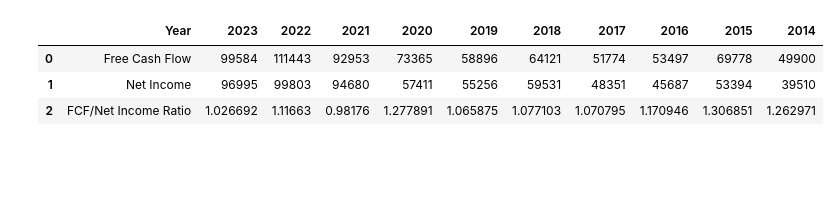
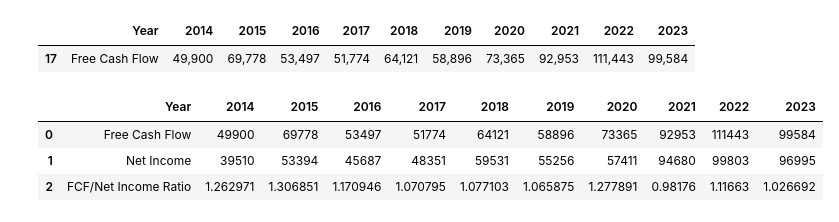
Before and after one commit to PhD1202/DCF-Automation, a Jupyter notebook: DCF Project.ipynb, the cells around one changed output. Drawn from its saved outputs; the diff is of its cells as text; code cells hidden in the pictures; blank space fills up the shorter version.

```diff
--- a/DCF Project.ipynb
+++ b/DCF Project.ipynb
@@ -17,12 +18,12 @@ def get_cashflow_statement(ticker):
 
     cash_flow_table = soup.find('table', class_ = "w-full border-separate border-spacing-0 whitespace-nowrap")
 
-    # Extract the column headers
+    #Extract the column headers
     headers = []
     for header in cash_flow_table.find_all('th'):
         headers.append(header.text.strip())
 
-    # Extract the table rows
+    #Extract the table rows
     rows = []
     for row in cash_flow_table.find_all('tr')[1:]:  # Skipping the header row
         cells = row.find_all('td')
@@ -31,7 +32,11 @@ def get_cashflow_statement(ticker):
 
     # Convert the data into a DataFrame and drop the last column that is paywalled
     cash_flow_statement = pd.DataFrame(rows, columns=headers)
-    cash_flow_statement = cash_flow_statement.drop('2013 - 1992', axis=1)
+    cash_flow_statement.drop(cash_flow_statement.columns[-1], axis=1, inplace= True)
+
+    #Reverse the columns to make them ascending
+    columns_reversed = [cash_flow_statement.columns[0]] + cash_flow_statement.columns[1:][::-1].tolist()
+    cash_flow_statement = cash_flow_statement[columns_reversed]
     return cash_flow_statement
 
 get_cashflow_statement(ticker)
@@ -119,6 +126,11 @@ def mean_fcf(ticker):
                 continue
 
     return np.mean(fcf_cleaned) if fcf_cleaned else "No numeric data found"
+
+get_fcf(ticker)
+# %% [output]
+|  | Year | 2014 | 2015 | 2016 | 2017 | 2018 | 2019 | 2020 | 2021 | 2022 | 2023 |
+| 17 | Free Cash Flow | 49,900 | 69,778 | 53,497 | 51,774 | 64,121 | 58,896 | 73,365 | 92,953 | 111,443 | 99,584 |
 # %%
 def get_net_income(ticker):
     cash_flow_table = get_cashflow_statement(ticker)
@@ -130,47 +142,43 @@ def avg_growth_rate_income(ticker):
 
     # Remove the 'Net Income' label and convert the data to numeric
     net_income = net_income.iloc[:, 1:].apply(lambda x: pd.to_numeric(x.str.replace(',', ''), errors='coerce'))
-
-    #Ensure the data is in the correct order (if needed)
-    net_income = net_income.iloc[:, ::-1]
 
     # Calculate yearly growth rates
     yearly_growth_rates = net_income.pct_change(axis=1)
 
     # Calculate average growth rate
     average_growth_rate = yearly_growth_rates.mean(axis=1).iloc[0]
     return average_growth_rate
 
 
 def get_FCFtoNI_ratio(ticker):
     fcf = get_fcf(ticker)
     net_income = get_net_income(ticker)
 
     newdf = pd.concat([fcf, net_income], axis= 0)
     newdf.reset_index(drop=True, inplace= True)
 
     # Ensure the DataFrame columns are appropriate for calculations
-    newdf.iloc[:, 1:] = newdf.iloc[:, 1:].map(lambda x: x.replace(',', '') if isinstance(x, str) else x)
+    newdf.iloc[:, 1:] = newdf.iloc[:, 1:].map(lambda x: x.replace(',', '').replace(',','') if isinstance(x, str) else x)
     newdf.iloc[:, 1:] = newdf.iloc[:, 1:].map(lambda x: int(x) if isinstance(x, str) and x.isdigit() else x)
 
 
     fcf_net_income_ratio = newdf.iloc[0, 1:] / newdf.iloc[1, 1:]
 
     # # Add the ratio as a new row in the DataFrame
     fcf_net_income_ratio = pd.DataFrame(fcf_net_income_ratio).T
     fcf_net_income_ratio.insert(0, 'Year', 'FCF/Net Income Ratio')
 
     finaldf = pd.concat([newdf, fcf_net_income_ratio], axis= 0)
     finaldf.reset_index(drop= True, inplace=True)
     return finaldf
 
-
 get_FCFtoNI_ratio(ticker)
 # %% [output]
-|  | Year | 2023 | 2022 | 2021 | 2020 | 2019 | 2018 | 2017 | 2016 | 2015 | 2014 |
-| 0 | Free Cash Flow | 99584 | 111443 | 92953 | 73365 | 58896 | 64121 | 51774 | 53497 | 69778 | 49900 |
-| 1 | Net Income | 96995 | 99803 | 94680 | 57411 | 55256 | 59531 | 48351 | 45687 | 53394 | 39510 |
-| 2 | FCF/Net Income Ratio | 1.026692 | 1.11663 | 0.98176 | 1.277891 | 1.065875 | 1.077103 | 1.070795 | 1.170946 | 1.306851 | 1.262971 |
+|  | Year | 2014 | 2015 | 2016 | 2017 | 2018 | 2019 | 2020 | 2021 | 2022 | 2023 |
+| 0 | Free Cash Flow | 49900 | 69778 | 53497 | 51774 | 64121 | 58896 | 73365 | 92953 | 111443 | 99584 |
+| 1 | Net Income | 39510 | 53394 | 45687 | 48351 | 59531 | 55256 | 57411 | 94680 | 99803 | 96995 |
+| 2 | FCF/Net Income Ratio | 1.262971 | 1.306851 | 1.170946 | 1.070795 | 1.077103 | 1.065875 | 1.277891 | 0.98176 | 1.11663 | 1.026692 |
 # %%
 def get_financial_forecast(ticker):
     url = f'https://stockanalysis.com/stocks/{ticker}/forecast/'
```
Also changed, not shown: parts of 5 cells of this notebook.
